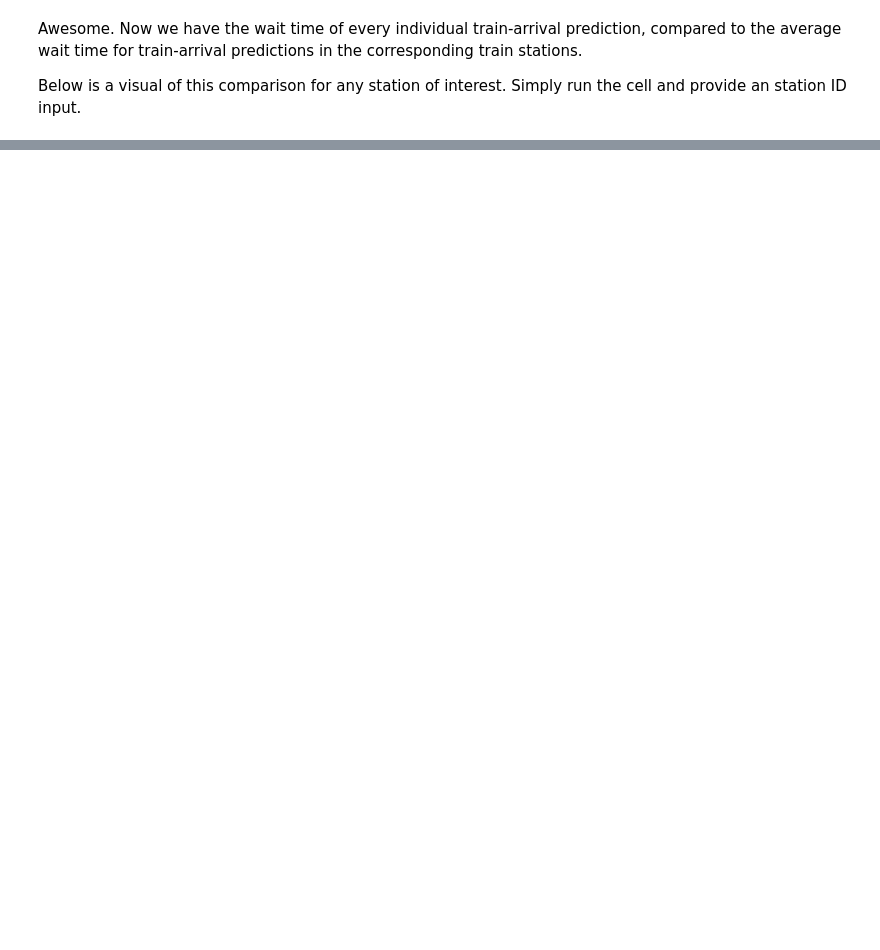
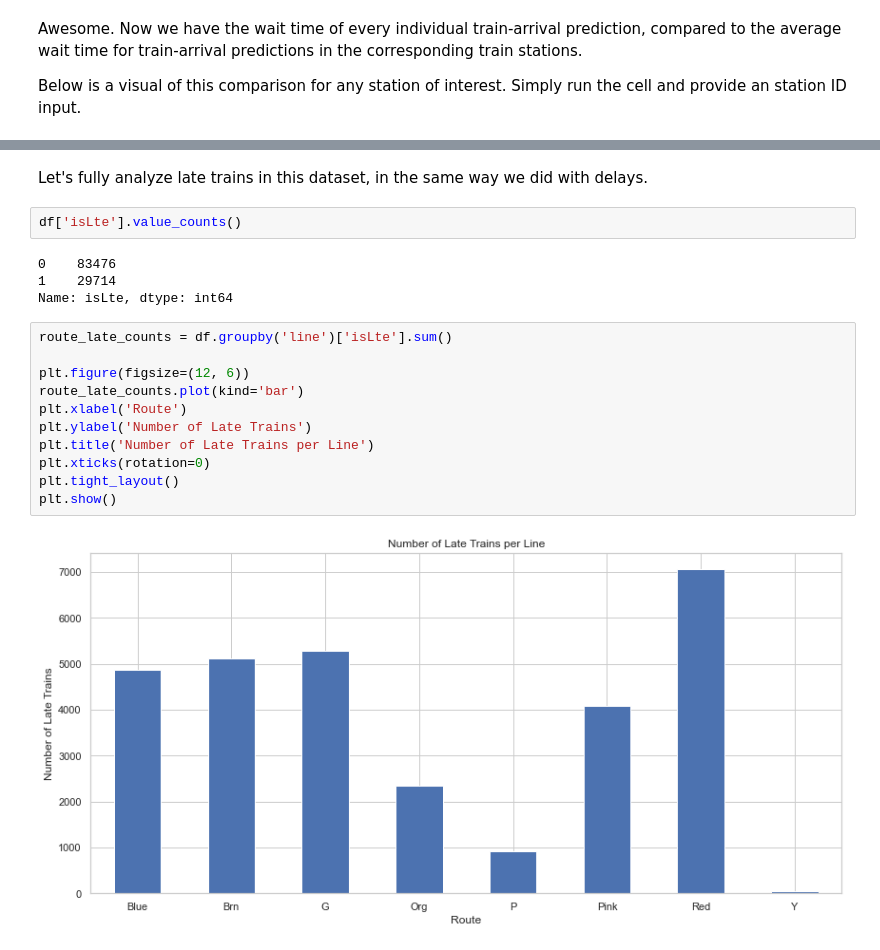
Before and after one commit to simonhui1/CTA-TimeGuard, a Jupyter notebook: index_organized.ipynb, the cells around one changed output, grey strips where cells are left out. Saved outputs shown, nothing was run; the diff lists cells and outputs as text; blank space fills up the shorter version.

```diff
--- a/index_organized.ipynb
+++ b/index_organized.ipynb
@@ -367,0 +440,21 @@ df.sample(n = 5)
+# %% [markdown]
+Let's fully analyze late trains in this dataset, in the same way we did with delays.
+# %%
+df['isLte'].value_counts()
+# %% [output]
+0    83476
+1    29714
+Name: isLte, dtype: int64
+# %%
+route_late_counts = df.groupby('line')['isLte'].sum()
+
+plt.figure(figsize=(12, 6))
+route_late_counts.plot(kind='bar')
+plt.xlabel('Route')
+plt.ylabel('Number of Late Trains')
+plt.title('Number of Late Trains per Line')
+plt.xticks(rotation=0)
+plt.tight_layout()
+plt.show()
+# %% [output]
+[figure, added]
```
Also changed, not shown: parts of 56 cells of this notebook.
